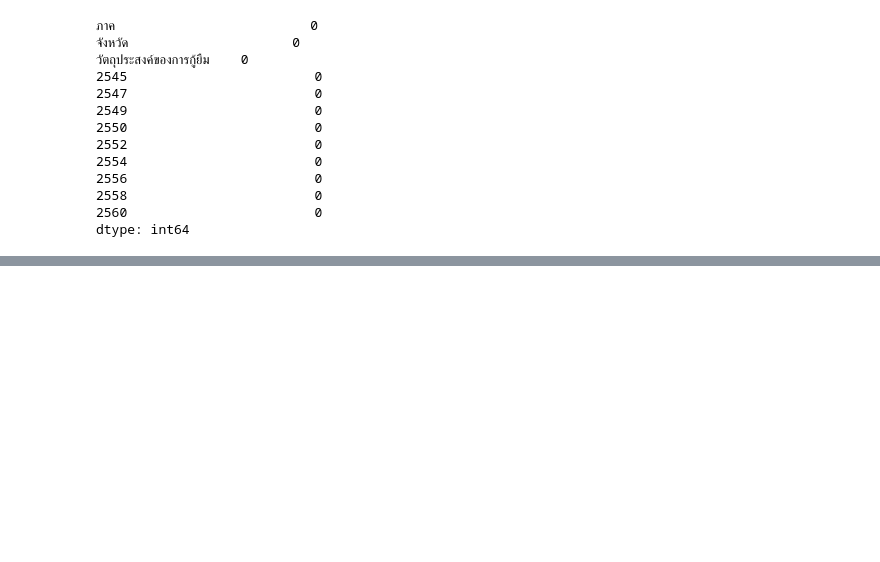
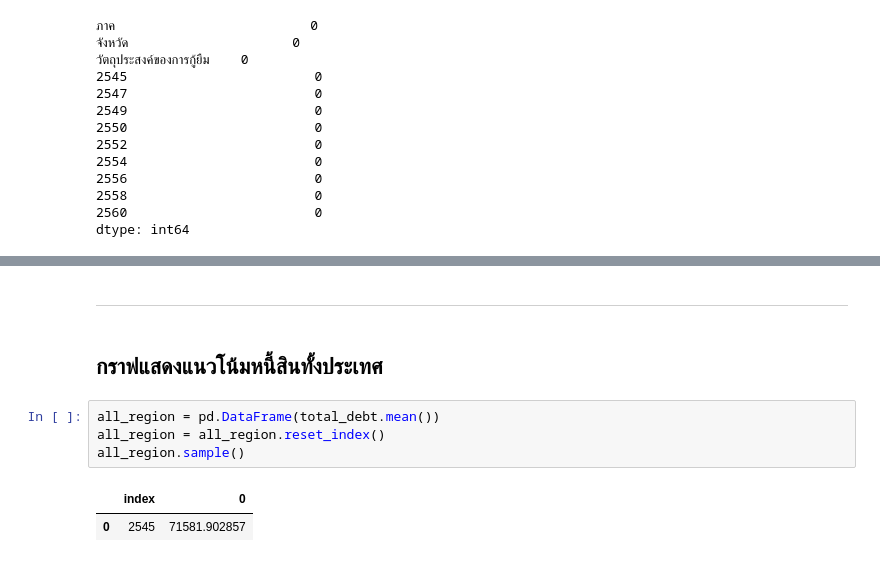
Before and after one commit to wsirigate/FDS_Project, a Jupyter notebook: improve version.ipynb, the cells around one changed output, grey strips where cells are left out. Cells and saved outputs as stored; diff of their text form; blank space fills up the shorter version.

```diff
--- a/improve version.ipynb
+++ b/improve version.ipynb
@@ -75,0 +110,11 @@ df.sample(10)
+# %% [markdown]
+----------
+# %% [markdown]
+## กราฟแสดงแนวโน้มหนี้สินทั้งประเทศ
+# %%
+all_region = pd.DataFrame(total_debt.mean())
+all_region = all_region.reset_index()
+all_region.sample()
+# %% [output]
+|  | index | 0 |
+| 0 | 2545 | 71581.902857 |
```
Also changed, not shown: parts of 22 cells of this notebook, 2 other files.
